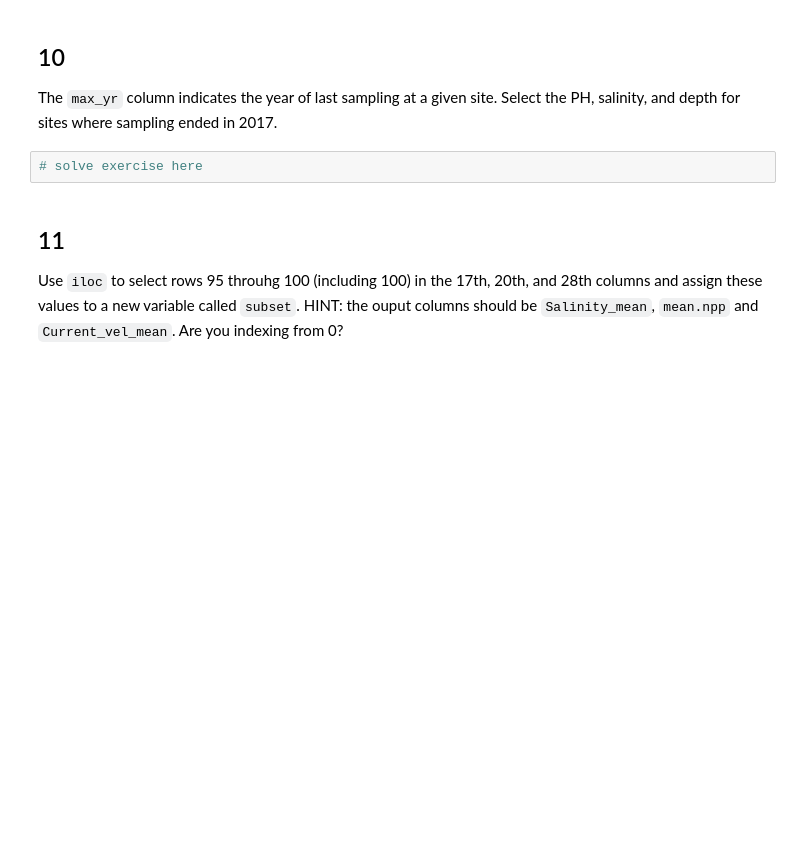
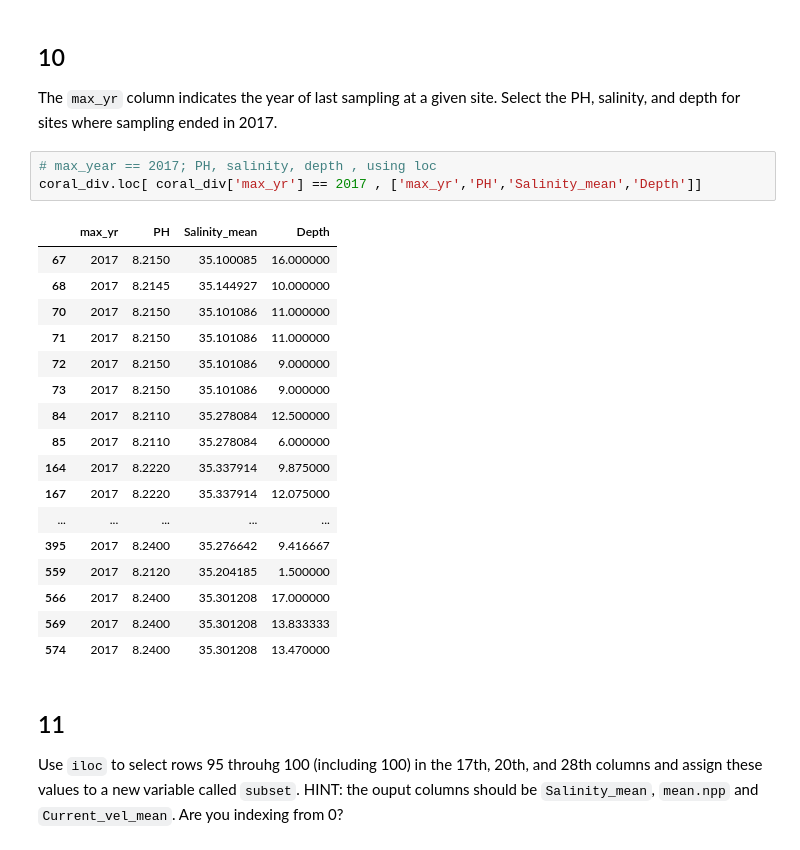
Before and after one commit to mariamkg00/eds220-hwk-1, a Jupyter notebook: hwk1-task3.ipynb, the cells around one changed output. Cells and saved outputs as stored; diff of their text form; blank space fills up the shorter version.

```diff
--- a/hwk1-task3.ipynb
+++ b/hwk1-task3.ipynb
@@ -188,8 +204,27 @@ We are interested in looking at the PH of sea water (`PH` column),  mean salinit
 # %% [markdown]
 ## 10
 The `max_yr` column indicates the year of last sampling at a given site. Select the PH, salinity, and depth for sites where sampling ended in 2017.
-# %%
-# solve exercise here
+# %%
+# max_year == 2017; PH, salinity, depth , using loc
+coral_div.loc[ coral_div['max_yr'] == 2017 , ['max_yr','PH','Salinity_mean','Depth']]
+# %% [output]
+|  | max_yr | PH | Salinity_mean | Depth |
+| 67 | 2017 | 8.2150 | 35.100085 | 16.000000 |
+| 68 | 2017 | 8.2145 | 35.144927 | 10.000000 |
+| 70 | 2017 | 8.2150 | 35.101086 | 11.000000 |
+| 71 | 2017 | 8.2150 | 35.101086 | 11.000000 |
+| 72 | 2017 | 8.2150 | 35.101086 | 9.000000 |
+| 73 | 2017 | 8.2150 | 35.101086 | 9.000000 |
+| 84 | 2017 | 8.2110 | 35.278084 | 12.500000 |
+| 85 | 2017 | 8.2110 | 35.278084 | 6.000000 |
+| 164 | 2017 | 8.2220 | 35.337914 | 9.875000 |
+| 167 | 2017 | 8.2220 | 35.337914 | 12.075000 |
+| ... | ... | ... | ... | ... |
+| 395 | 2017 | 8.2400 | 35.276642 | 9.416667 |
+| 559 | 2017 | 8.2120 | 35.204185 | 1.500000 |
+| 566 | 2017 | 8.2400 | 35.301208 | 17.000000 |
+| 569 | 2017 | 8.2400 | 35.301208 | 13.833333 |
+| 574 | 2017 | 8.2400 | 35.301208 | 13.470000 |
 # %% [markdown]
 ## 11
 Use `iloc` to select rows 95 throuhg 100 (including 100) in the 17th, 20th, and 28th columns and assign these values to a new variable called `subset`. HINT: the ouput columns should be `Salinity_mean`, `mean.npp` and `Current_vel_mean`. Are you indexing from 0?
```
Also changed, not shown: parts of 11 cells of this notebook.
